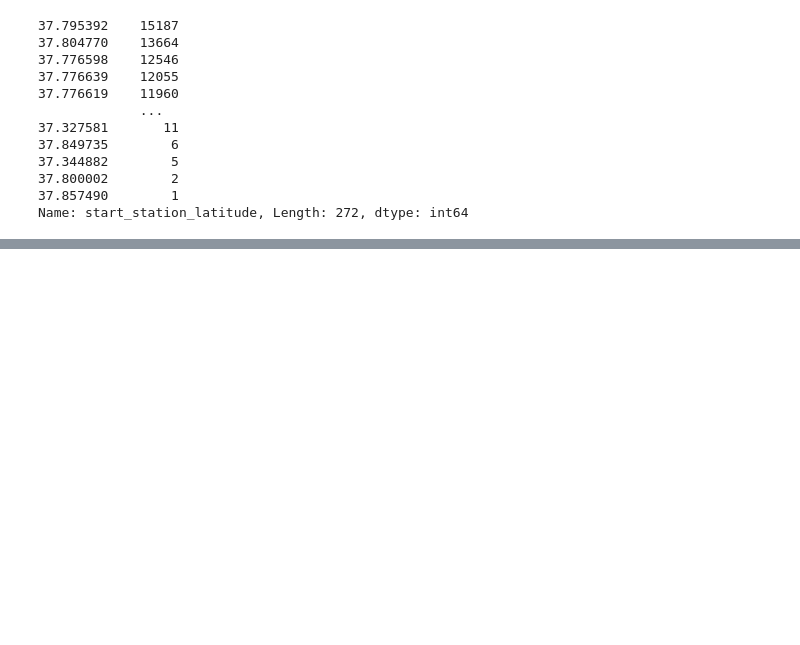
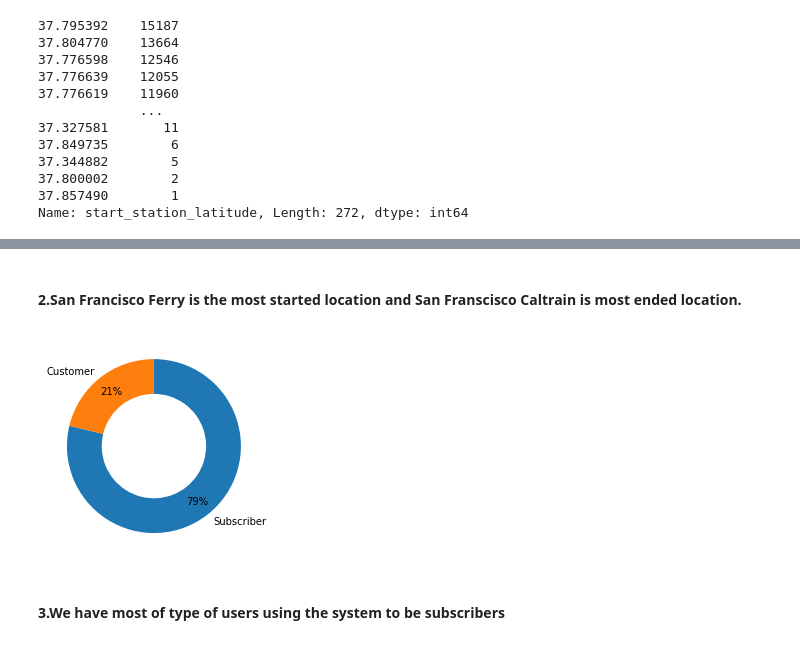
Before and after one commit to Siddharth1698/Ford-GoBike-Data-Visualization, a Jupyter notebook: exploration.ipynb, the cells around one changed output, grey strips where cells are left out. Cells and saved outputs as stored; diff of their text form; code cells hidden in the pictures; blank space fills up the shorter version.

```diff
--- a/exploration.ipynb
+++ b/exploration.ipynb
@@ -185,0 +228,12 @@ Name: start_station_latitude, Length: 272, dtype: int64
+# %% [markdown]
+#### 2.San Francisco Ferry is the most started location and San Franscisco Caltrain is most ended location.
+# %%
+sorted_counts = df['user_type'].value_counts()
+plt.pie(sorted_counts, labels = sorted_counts.index, startangle = 90,
+        counterclock = False, wedgeprops = {'width' : 0.4},autopct='%1.0f%%',pctdistance=0.8, labeldistance=1.1);
+
+# donut plot to get the subscribers and customers percentage
+# %% [output]
+[figure, added]
+# %% [markdown]
+#### 3.We have most of type of users using the system to be subscribers
```
Also changed, not shown: parts of 11 cells of this notebook.
